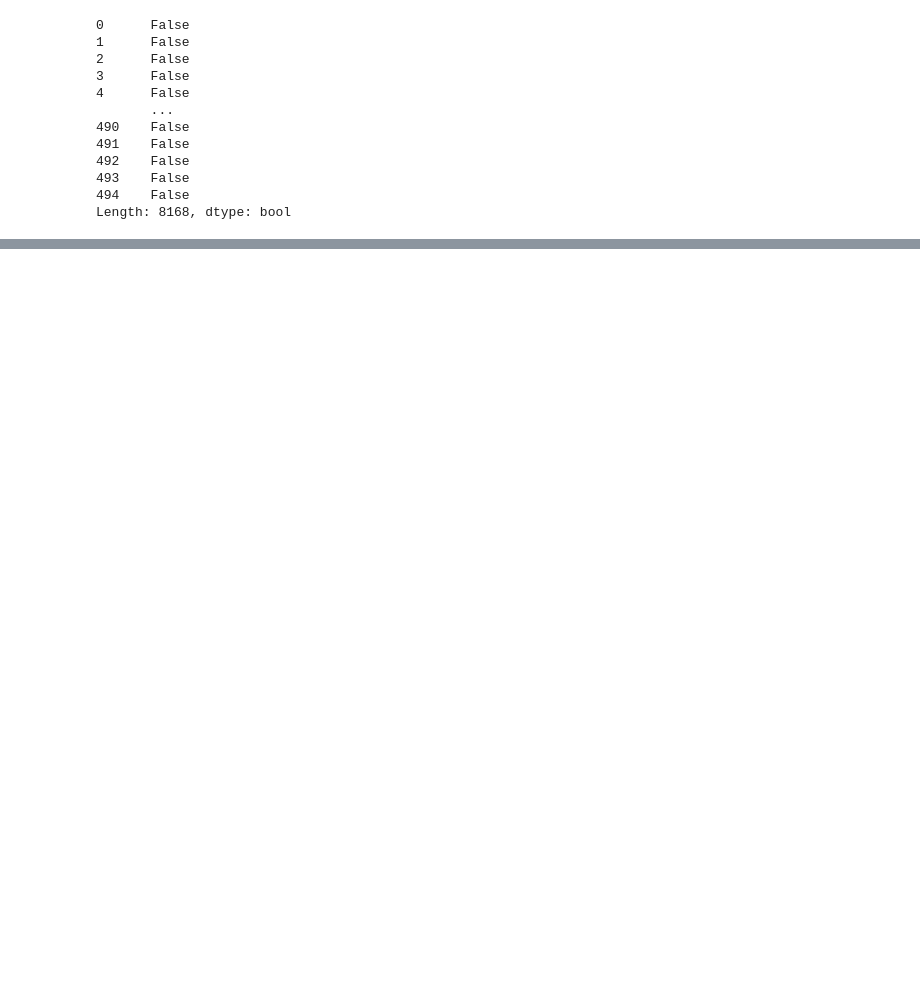
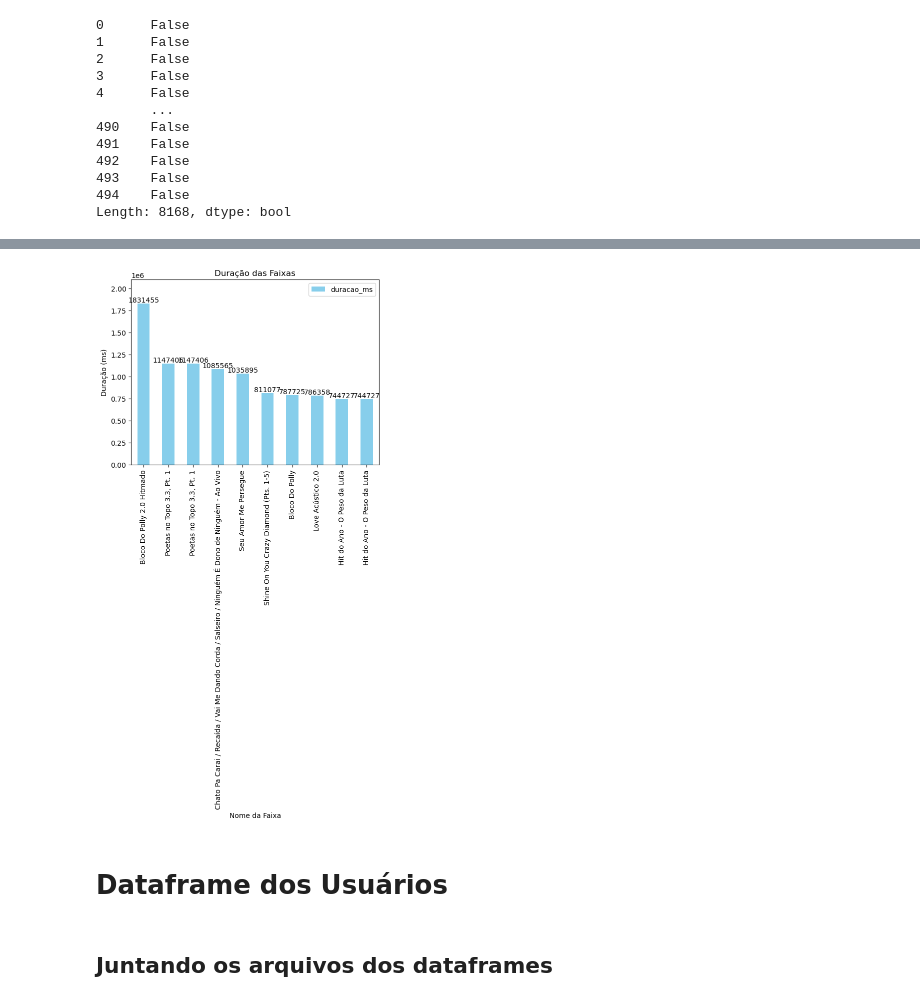
Before and after one commit to davitgouveia/Spotify-Data-Analysis, a Jupyter notebook: analise_de_dados_spotify.ipynb, the cells around one changed output, grey strips where cells are left out. Cells and saved outputs as stored; diff of their text form; code cells hidden in the pictures; blank space fills up the shorter version.

```diff
--- a/analise_de_dados_spotify.ipynb
+++ b/analise_de_dados_spotify.ipynb
@@ -350,0 +387,5 @@ df_longestTracks.reset_index()[['track_name', 'duration']]
+# %%
+df_longestTracks = df_musicas[["nome_da_faixa","duracao_min", "duracao_ms"]].sort_values(by="duracao_min",ascending=False)[:10]
+
+df_longestTracks = df_longestTracks.reset_index()[['nome_da_faixa', 'duracao_min', 'duracao_ms']]
+df_longestTracks
@@ -350,0 +404,23 @@ df_longestTracks.reset_index()[['track_name', 'duration']]
+# %%
+ax = df_longestTracks.plot.bar(x='nome_da_faixa', y='duracao_ms', color='skyblue')
+
+# Configurando o aspecto visual
+plt.xlabel('Nome da Faixa')
+plt.ylabel('Duração (ms)')
+plt.title('Duração das Faixas')
+
+# Limitando o eixo y
+plt.ylim(0, 2100000)
+
+# Adicionando rótulos de valor nas barras
+for p in ax.patches:
+    ax.annotate(f'{p.get_height()}', (p.get_x() + p.get_width() / 2., p.get_height()), ha='center', va='center', xytext=(0, 5), textcoords='offset points')
+
+# Exibindo o gráfico
+plt.show()
+# %% [output]
+[figure, added]
+# %% [markdown]
+# Dataframe dos Usuários
+# %% [markdown]
+## Juntando os arquivos dos dataframes
```
Also changed, not shown: parts of 73 cells of this notebook.
